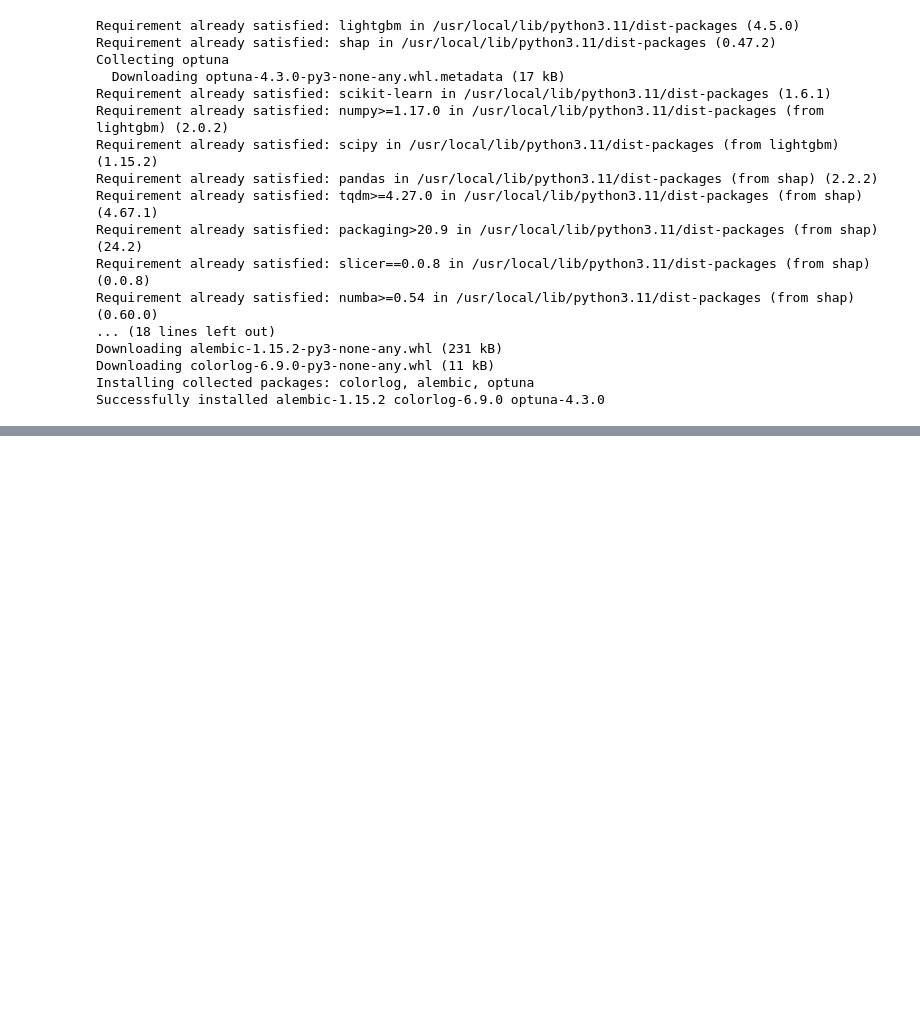
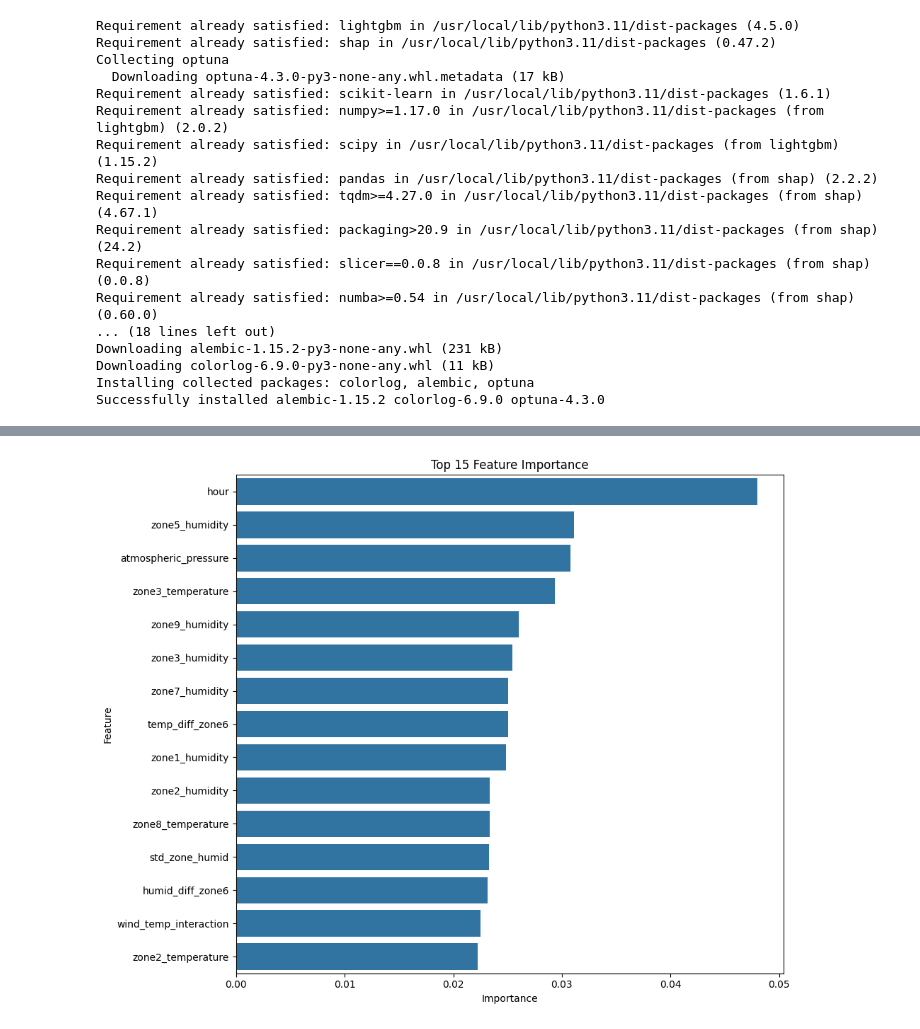
Before and after one commit to Sma9016/DS-Intern-Assignment-Muthu-Aravind, a Jupyter notebook: data-intern-project.ipynb, the cells around one changed output, grey strips where cells are left out. Drawn from its saved outputs; the diff is of its cells as text; code cells hidden in the pictures; blank space fills up the shorter version.

```diff
--- a/data-intern-project.ipynb
+++ b/data-intern-project.ipynb
@@ -719,0 +790,64 @@ You can try to debug the error by setting error_score='raise'.
+# %%
+# Handle timestamp column properly
+if 'timestamp' in df.columns:
+    # Convert to datetime if it's not already
+    df['timestamp'] = pd.to_datetime(df['timestamp'])
+
+    # Extract datetime features before dropping
+    df['hour'] = df['timestamp'].dt.hour
+    df['day'] = df['timestamp'].dt.day
+    df['month'] = df['timestamp'].dt.month
+    df['weekday'] = df['timestamp'].dt.weekday
+    df['is_weekend'] = df['weekday'].isin([5, 6]).astype(int)
+
+    # Then drop the original timestamp
+    df = df.drop(['timestamp'], axis=1)
+
+# Drop random variables if they exist
+if 'random_variable1' in df.columns:
+    df = df.drop(['random_variable1'], axis=1)
+if 'random_variable2' in df.columns:
+    df = df.drop(['random_variable2'], axis=1)
+
+# Convert any string columns to numeric where possible
+for col in df.columns:
+    if df[col].dtype == 'object':
+        try:
+            df[col] = pd.to_numeric(df[col])
+        except:
+            print(f"Column {col} couldn't be converted to numeric. Converting to categorical.")
+            df[col] = df[col].astype('category').cat.codes
+
+# Target and features
+X = df.drop('equipment_energy_consumption', axis=1)
+y = df['equipment_energy_consumption']
+
+# Check data types before fitting
+print("Data types after preprocessing:")
+print(X.dtypes)
+
+# Calculate feature importance using a basic model
+from sklearn.ensemble import RandomForestRegressor
+rf = RandomForestRegressor(n_estimators=100, random_state=42)
+rf.fit(X, y)
+
+# Get feature importances
+feature_importance = pd.DataFrame({
+    'Feature': X.columns,
+    'Importance': rf.feature_importances_
+}).sort_values('Importance', ascending=False)
+
+print("Top 15 most important features:")
+print(feature_importance.head(15))
+
+# Visualize feature importance
+plt.figure(figsize=(10, 8))
+sns.barplot(x='Importance', y='Feature', data=feature_importance.head(15))
+plt.title('Top 15 Feature Importance')
+plt.tight_layout()
+plt.savefig('feature_importance.png')
+
+# Select top features (adjust threshold as needed)
+top_features = feature_importance[feature_importance['Importance'] > 0.01]['Feature'].tolist()
+X_selected = X[top_features]
+# %% [output]
@@ -719,0 +871 @@ You can try to debug the error by setting error_score='raise'.
+[figure, added]
```
Also changed, not shown: parts of 25 cells of this notebook.
